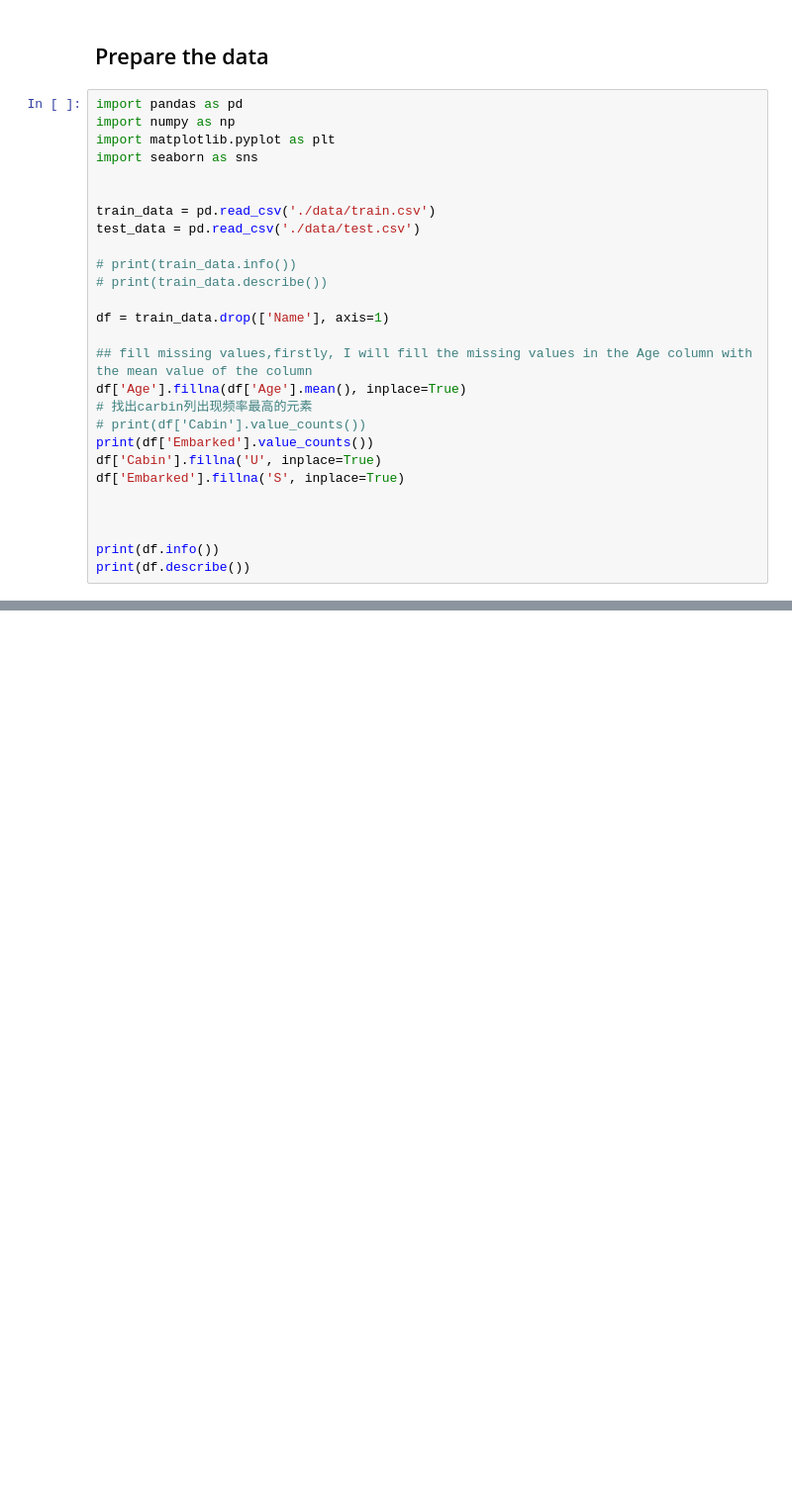
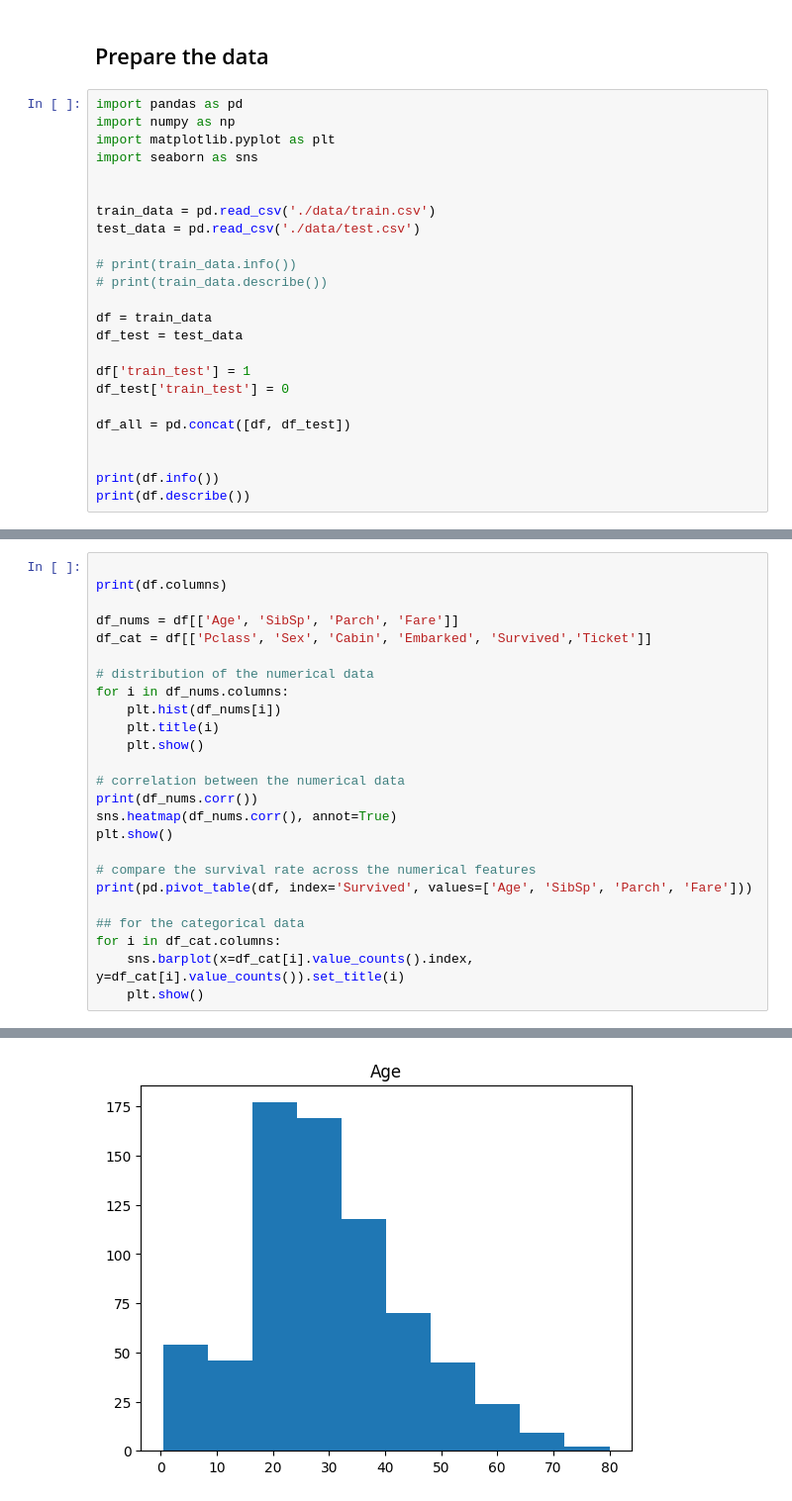
Before and after one commit to david188888/Data-science, a Jupyter notebook: Titannic/Titannic.ipynb, the cells around one changed output, grey strips where cells are left out. Shown at 99% size. Cells and saved outputs as stored; diff of their text form; blank space fills up the shorter version.

```diff
--- a/Titannic/Titannic.ipynb
+++ b/Titannic/Titannic.ipynb
@@ -13,16 +13,13 @@ test_data = pd.read_csv('./data/test.csv')
 # print(train_data.info())
 # print(train_data.describe())
 
-df = train_data.drop(['Name'], axis=1)
+df = train_data
+df_test = test_data
 
-## fill missing values,firstly, I will fill the missing values in the Age column with the mean value of the column
-df['Age'].fillna(df['Age'].mean(), inplace=True)
-# 找出carbin列出现频率最高的元素
-# print(df['Cabin'].value_counts())
-print(df['Embarked'].value_counts())
-df['Cabin'].fillna('U', inplace=True)
-df['Embarked'].fillna('S', inplace=True)
+df['train_test'] = 1
+df_test['train_test'] = 0
 
+df_all = pd.concat([df, df_test])
 
 
 print(df.info())
@@ -269,0 +65,26 @@ Feature name: ['Age' 'Cabin=A' 'Cabin=B' 'Cabin=C' 'Cabin=D' 'Cabin=E' 'Cabin=F'
+# %%
+
+print(df.columns)
+
+df_nums = df[['Age', 'SibSp', 'Parch', 'Fare']]
+df_cat = df[['Pclass', 'Sex', 'Cabin', 'Embarked', 'Survived','Ticket']]
+
+# distribution of the numerical data
+for i in df_nums.columns:
+    plt.hist(df_nums[i])
+    plt.title(i)
+    plt.show()
+
+# correlation between the numerical data
+print(df_nums.corr())
+sns.heatmap(df_nums.corr(), annot=True)
+plt.show()
+
+# compare the survival rate across the numerical features
+print(pd.pivot_table(df, index='Survived', values=['Age', 'SibSp', 'Parch', 'Fare']))
+
+## for the categorical data
+for i in df_cat.columns:
+    sns.barplot(x=df_cat[i].value_counts().index, y=df_cat[i].value_counts()).set_title(i)
+    plt.show()
+# %% [output]
@@ -269,0 +94 @@ Feature name: ['Age' 'Cabin=A' 'Cabin=B' 'Cabin=C' 'Cabin=D' 'Cabin=E' 'Cabin=F'
+[figure, added]
```
Also changed, not shown: parts of 14 cells of this notebook.
